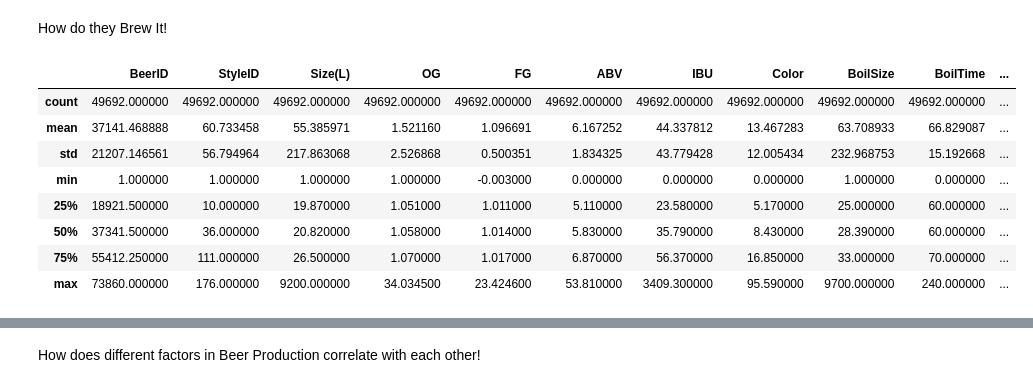
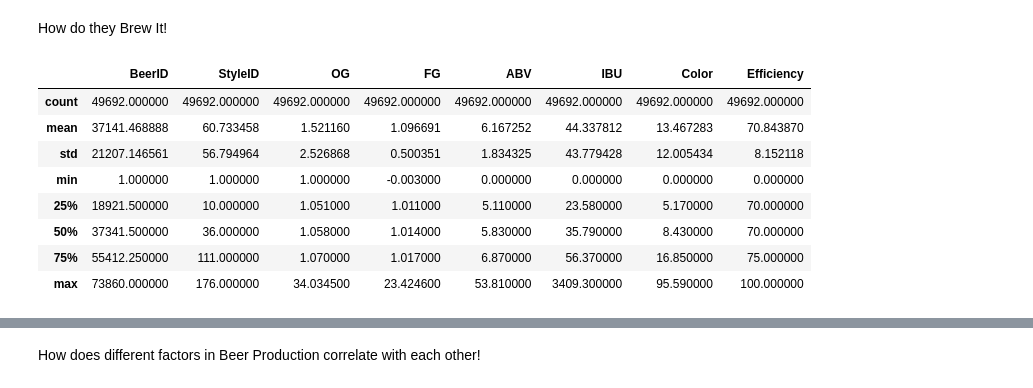
Before and after one commit to j1-aggie/Beers-of-the-USA, a Jupyter notebook: Analysis_JMJ.ipynb, the cells around one changed output, grey strips where cells are left out. Cells and saved outputs as stored; diff of their text form; code cells hidden in the pictures.

```diff
--- a/Analysis_JMJ.ipynb
+++ b/Analysis_JMJ.ipynb
@@ -183,18 +183,18 @@ How do they Brew It!
 # %%
 #Most Popular Brew Method -- using the New Dataset of Beer Recipes
 #beertemp["BrewMethod"].value_counts()
 #Its description
-brrecipe[brrecipe["BrewMethod"]=="All Grain"].describe()
+brrecipe_df[brrecipe_df["BrewMethod"]=="All Grain"].describe()
 # %% [output]
-|  | BeerID | StyleID | Size(L) | OG | FG | ABV | IBU | Color | BoilSize | BoilTime | ... |
-| count | 49692.000000 | 49692.000000 | 49692.000000 | 49692.000000 | 49692.000000 | 49692.000000 | 49692.000000 | 49692.000000 | 49692.000000 | 49692.000000 | ... |
-| mean | 37141.468888 | 60.733458 | 55.385971 | 1.521160 | 1.096691 | 6.167252 | 44.337812 | 13.467283 | 63.708933 | 66.829087 | ... |
-| std | 21207.146561 | 56.794964 | 217.863068 | 2.526868 | 0.500351 | 1.834325 | 43.779428 | 12.005434 | 232.968753 | 15.192668 | ... |
-| min | 1.000000 | 1.000000 | 1.000000 | 1.000000 | -0.003000 | 0.000000 | 0.000000 | 0.000000 | 1.000000 | 0.000000 | ... |
-| 25% | 18921.500000 | 10.000000 | 19.870000 | 1.051000 | 1.011000 | 5.110000 | 23.580000 | 5.170000 | 25.000000 | 60.000000 | ... |
-| 50% | 37341.500000 | 36.000000 | 20.820000 | 1.058000 | 1.014000 | 5.830000 | 35.790000 | 8.430000 | 28.390000 | 60.000000 | ... |
-| 75% | 55412.250000 | 111.000000 | 26.500000 | 1.070000 | 1.017000 | 6.870000 | 56.370000 | 16.850000 | 33.000000 | 70.000000 | ... |
-| max | 73860.000000 | 176.000000 | 9200.000000 | 34.034500 | 23.424600 | 53.810000 | 3409.300000 | 95.590000 | 9700.000000 | 240.000000 | ... |
+|  | BeerID | StyleID | OG | FG | ABV | IBU | Color | Efficiency |
+| count | 49692.000000 | 49692.000000 | 49692.000000 | 49692.000000 | 49692.000000 | 49692.000000 | 49692.000000 | 49692.000000 |
+| mean | 37141.468888 | 60.733458 | 1.521160 | 1.096691 | 6.167252 | 44.337812 | 13.467283 | 70.843870 |
+| std | 21207.146561 | 56.794964 | 2.526868 | 0.500351 | 1.834325 | 43.779428 | 12.005434 | 8.152118 |
+| min | 1.000000 | 1.000000 | 1.000000 | -0.003000 | 0.000000 | 0.000000 | 0.000000 | 0.000000 |
+| 25% | 18921.500000 | 10.000000 | 1.051000 | 1.011000 | 5.110000 | 23.580000 | 5.170000 | 70.000000 |
+| 50% | 37341.500000 | 36.000000 | 1.058000 | 1.014000 | 5.830000 | 35.790000 | 8.430000 | 70.000000 |
+| 75% | 55412.250000 | 111.000000 | 1.070000 | 1.017000 | 6.870000 | 56.370000 | 16.850000 | 75.000000 |
+| max | 73860.000000 | 176.000000 | 34.034500 | 23.424600 | 53.810000 | 3409.300000 | 95.590000 | 100.000000 |
 # %%
 brtemp = brrecipe_df.fillna(0)
 brtemp["IBU"]=brtemp["IBU"]/10
```
Also changed, not shown: parts of 11 cells of this notebook, 6 other files.
